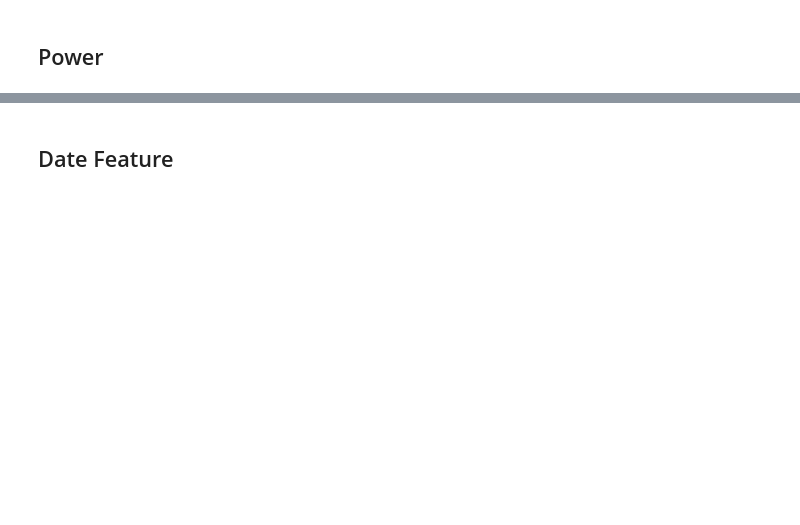
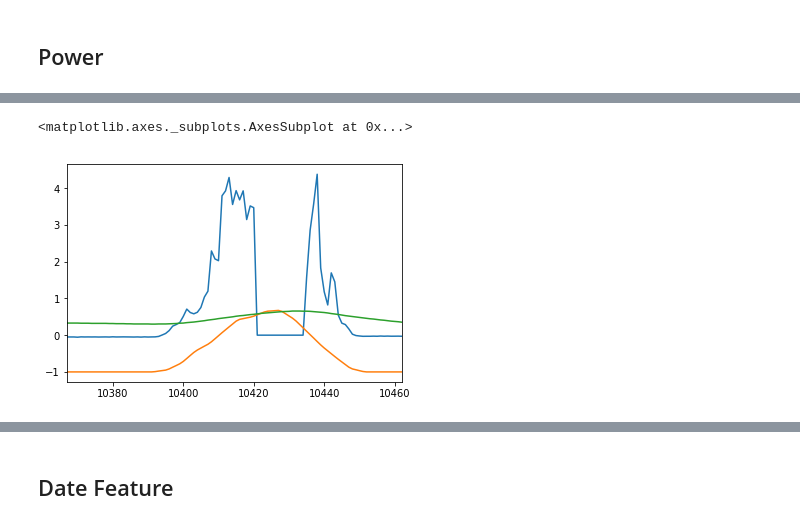
Before and after one commit to EvilPsyCHo/competition, a Jupyter notebook: gngf/notebook/EDA IS ALL YOU NEED.ipynb, the cells around one changed output, grey strips where cells are left out. Cells and saved outputs as stored; diff of their text form; code cells hidden in the pictures; blank space fills up the shorter version.

```diff
--- a/gngf/notebook/EDA IS ALL YOU NEED.ipynb
+++ b/gngf/notebook/EDA IS ALL YOU NEED.ipynb
@@ -42,0 +82,7 @@ max_power_time = pl.groupby(pl.time.dt.date).apply(lambda x: np.argmax(x.power))
+# %%
+pl[(pl.time>='2016-07-18') & (pl.time<'2016-07-19')]['power'].plot()
+pl[(pl.time>='2016-07-18') & (pl.time<'2016-07-19')]['irr'].plot()
+pl[(pl.time>='2016-07-18') & (pl.time<'2016-07-19')]['temp'].plot()
+# %% [output]
+<matplotlib.axes._subplots.AxesSubplot at 0x...>
+[figure, added]
```
Also changed, not shown: parts of 17 cells of this notebook, 2 other files.
